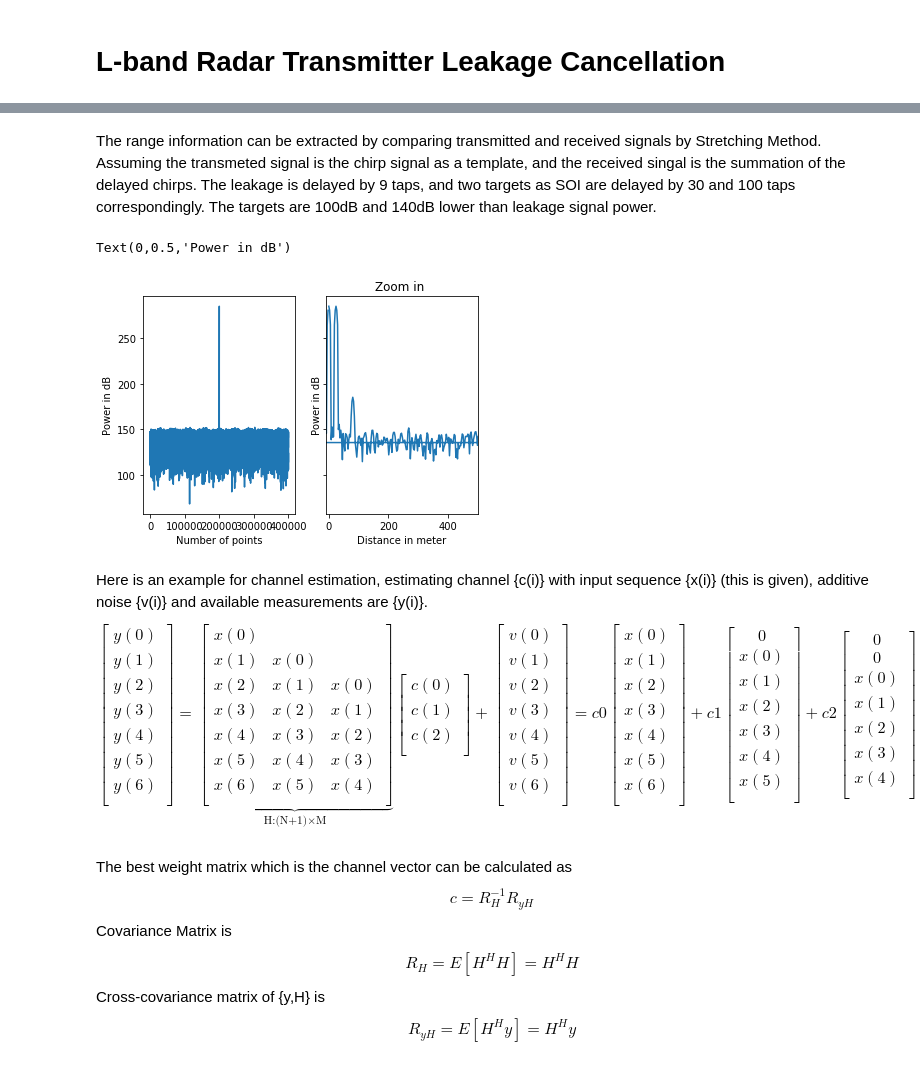
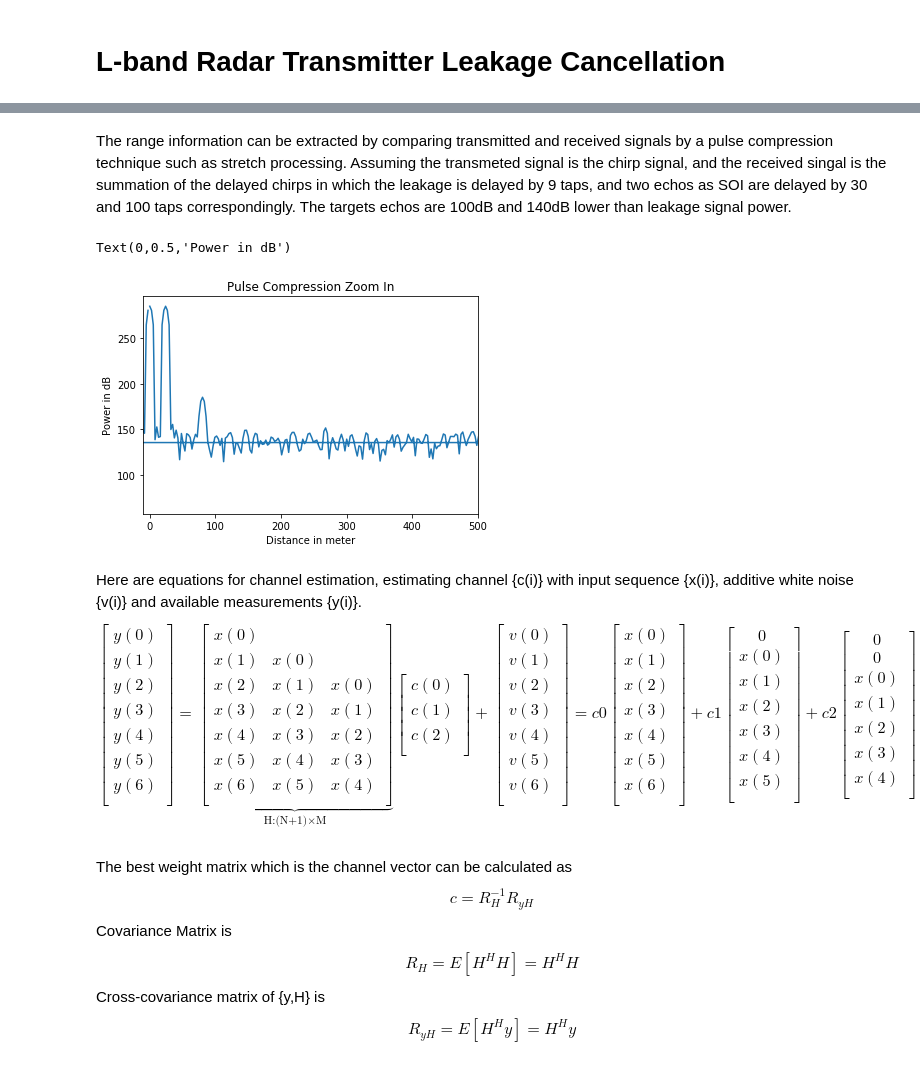
Before and after one commit to xjchen2008/Leakage_Cancellation, a Jupyter notebook: L-band Radar Transmitter Leakage Cancellation.ipynb, the cells around one changed output, grey strips where cells are left out. Drawn from its saved outputs; the diff is of its cells as text; code cells hidden in the pictures.

```diff
--- a/L-band Radar Transmitter Leakage Cancellation.ipynb
+++ b/L-band Radar Transmitter Leakage Cancellation.ipynb
@@ -53,35 +51,40 @@ plt.plot(np.real(x_cx))
 # %% [markdown]
-The range information can be extracted by comparing transmitted and received signals by Stretching Method. Assuming the transmeted signal is the chirp signal as a template, and the received singal is the summation of the delayed chirps. The leakage is delayed by 9 taps, and two targets as SOI are delayed by 30 and 100 taps correspondingly. The targets are 100dB and 140dB lower than leakage signal power.
+The range information can be extracted by comparing transmitted and received signals by a pulse compression technique such as stretch processing. Assuming the transmeted signal is the chirp signal, and the received singal is the summation of the delayed chirps in which the leakage is delayed by 9 taps, and two echos as SOI are delayed by 30 and 100 taps correspondingly. The targets echos are 100dB and 140dB lower than leakage signal power.
 # %%
 y_cx_delay_1 = np.concatenate((np.zeros(9), x_cx[:N-9]), axis=0)
 y_cx_delay_2 = np.concatenate((np.zeros(100), x_cx[:N-100]), axis=0)
 y_cx_delay_3 = np.concatenate((np.zeros(30), x_cx[:N-30]), axis=0)
 y_cx_received = 1 * x_cx + 1*y_cx_delay_1 + 1e-7*y_cx_delay_2 + 1e-5*y_cx_delay_3
 
 ######################################
 # Pulse Compression Stretching Method
 #####################################
 def PulseCompr(rx,tx,win):
     A = np.multiply(rx,win) # Add window here
     B = tx
     PC = 20*np.log10(abs(np.fft.fft(A*np.conj(B))))
     return PC
 
 PC = PulseCompr(y_cx_received,x_cx,np.blackman(N))
-f, (ax1, ax2) = plt.subplots(1, 2, sharey=True)
-ax1.plot(np.fft.fftshift(PC))
-ax1.set_xlabel('Number of points')
-ax1.set_ylabel('Power in dB')
-ax2.plot(distance,PC)
-ax2.set_title('Zoom in ')
-ax2.set_xlim((-10,500))
-ax2.set_xlabel('Distance in meter')
-ax2.set_ylabel('Power in dB')
+#f, (ax1, ax2) = plt.subplots(1, 2, sharey=True)
+#ax1.plot(np.fft.fftshift(PC))
+#ax1.set_xlabel('Number of points')
+#ax1.set_ylabel('Power in dB')
+#ax2.plot(distance,PC)
+#ax2.set_title('Pulse Compression Zoom In')
+#ax2.set_xlim((-10,500))
+#ax2.set_xlabel('Distance in meter')
+#ax2.set_ylabel('Power in dB')
+plt.plot(distance,PC)
+plt.title('Pulse Compression Zoom In')
+plt.xlim((-10,500))
+plt.xlabel('Distance in meter')
+plt.ylabel('Power in dB')
 # %% [output]
 Text(0,0.5,'Power in dB')
-[figure, old version]
+[figure, new version]
 # %% [markdown]
-Here is an example for channel estimation, estimating channel {c(i)} with input sequence {x(i)} (this is given), additive noise {v(i)} and available measurements are {y(i)}.
+Here are equations for channel estimation, estimating channel {c(i)} with input sequence {x(i)}, additive white noise {v(i)} and available measurements {y(i)}.
 \begin{equation}
 \left[
 \begin{matrix}
```
Also changed, not shown: parts of 15 cells of this notebook.
